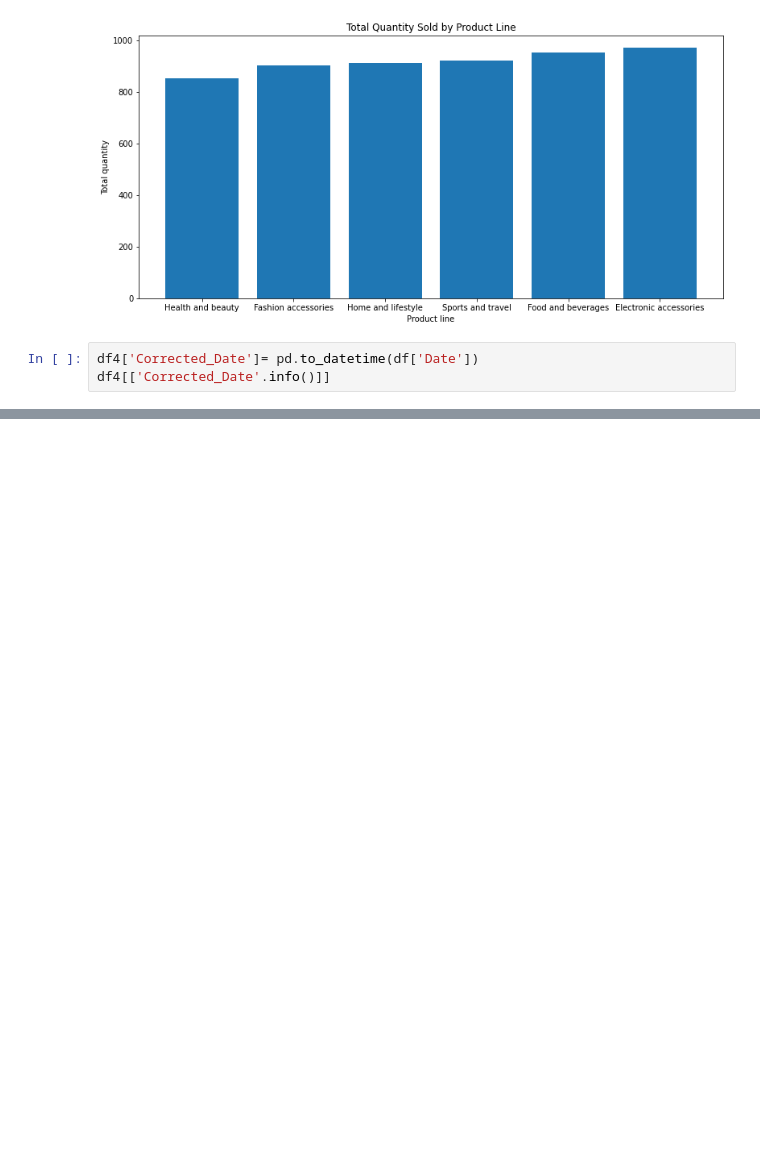
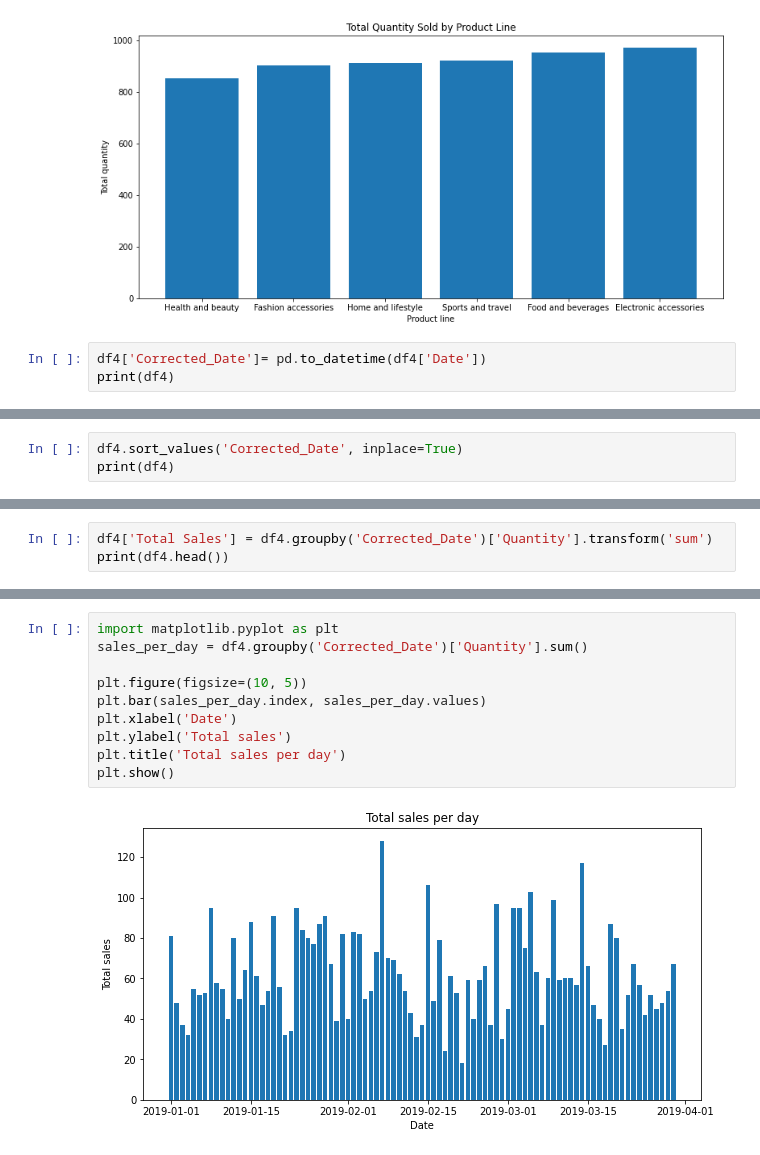
Before and after one commit to chrimeade/UCDPA_chrismeade, a Jupyter notebook: supermarket_data.ipynb, the cells around one changed output, grey strips where cells are left out. Saved outputs shown, nothing was run; the diff lists cells and outputs as text; blank space fills up the shorter version.

```diff
--- a/supermarket_data.ipynb
+++ b/supermarket_data.ipynb
@@ -261,6 +276,6 @@ plt.show()
 # %% [output]
 [figure]
 # %%
-df4['Corrected_Date']= pd.to_datetime(df['Date'])
-df4[['Corrected_Date'.info()]]
+df4['Corrected_Date']= pd.to_datetime(df4['Date'])
+print(df4)
 # %% [output]
@@ -267,0 +299,3 @@ NameError: ignored
+# %%
+df4.sort_values('Corrected_Date', inplace=True)
+print(df4)
@@ -267,0 +320,3 @@ NameError: ignored
+# %%
+df4['Total Sales'] = df4.groupby('Corrected_Date')['Quantity'].transform('sum')
+print(df4.head())
@@ -267,0 +359,12 @@ NameError: ignored
+# %%
+import matplotlib.pyplot as plt
+sales_per_day = df4.groupby('Corrected_Date')['Quantity'].sum()
+
+plt.figure(figsize=(10, 5))
+plt.bar(sales_per_day.index, sales_per_day.values)
+plt.xlabel('Date')
+plt.ylabel('Total sales')
+plt.title('Total sales per day')
+plt.show()
+# %% [output]
+[figure, added]
```
Also changed, not shown: parts of 6 cells of this notebook.
